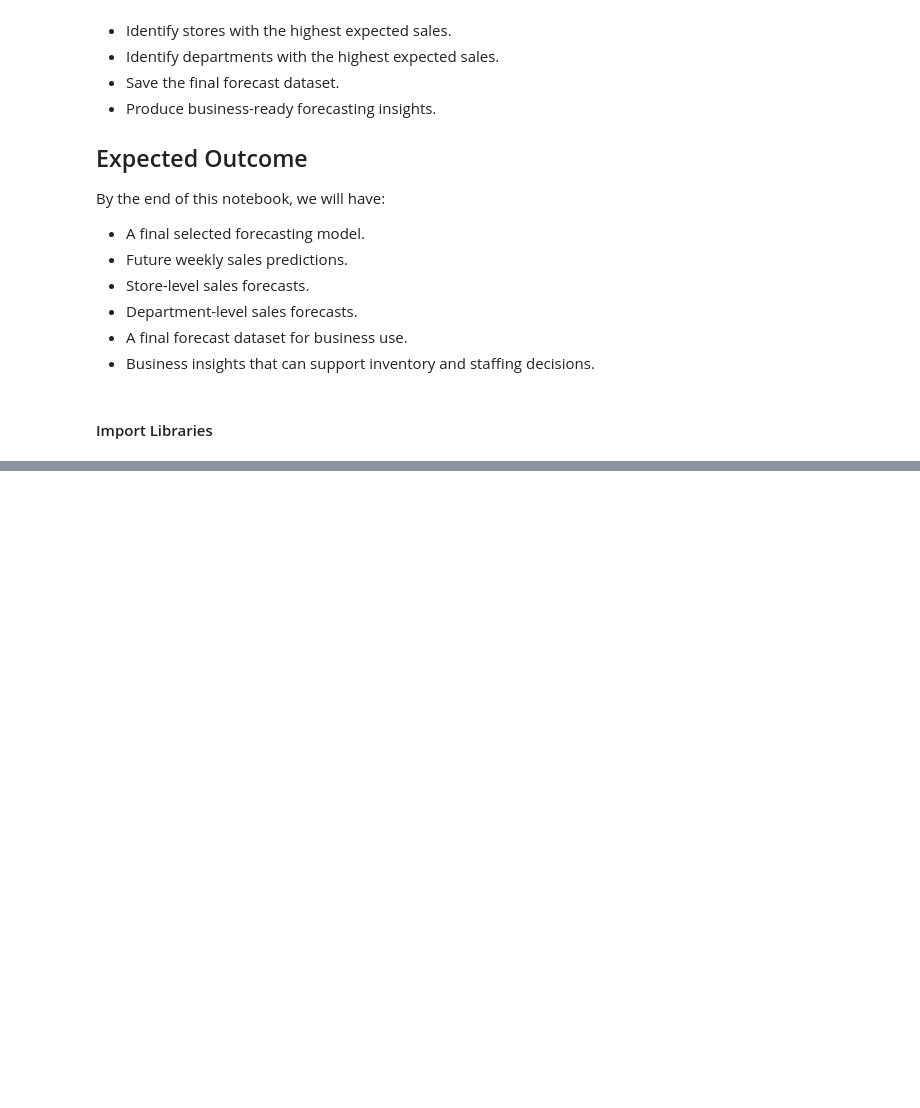
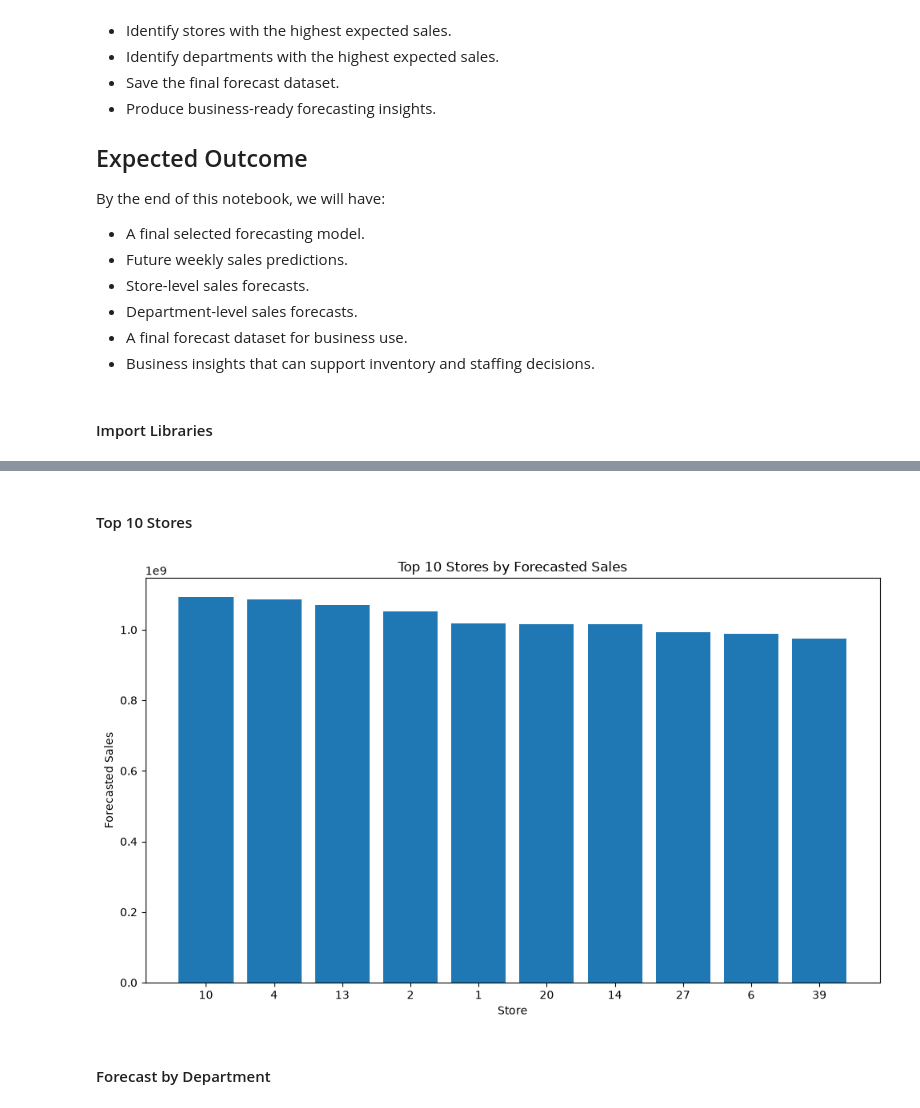
Before and after one commit to sarayeana/Walmart-Sales-Forecasting-Project, a Jupyter notebook: notebooks/10_Final_Forecast.ipynb, the cells around one changed output, grey strips where cells are left out. Cells and saved outputs as stored; diff of their text form; code cells hidden in the pictures; blank space fills up the shorter version.

```diff
--- a/notebooks/10_Final_Forecast.ipynb
+++ b/notebooks/10_Final_Forecast.ipynb
@@ -36,0 +427,18 @@ import os
+# %%
+store_forecast = (
+    final_forecast
+    .groupby("Store")
+    .agg(
+        Forecasted_Sales=(
+            "Forecasted_Weekly_Sales",
+            "sum"
+        )
+    )
+    .reset_index()
+    .sort_values(
+        "Forecasted_Sales",
+        ascending=False
+    )
+)
+
+store_forecast.head(10)
@@ -36,0 +457,26 @@ import os
+# %% [markdown]
+#### Top 10 Stores
+# %%
+top_stores = store_forecast.head(10)
+
+plt.figure(figsize=(10, 6))
+
+plt.bar(
+    top_stores["Store"].astype(str),
+    top_stores["Forecasted_Sales"]
+)
+
+plt.title(
+    "Top 10 Stores by Forecasted Sales"
+)
+
+plt.xlabel("Store")
+plt.ylabel("Forecasted Sales")
+
+plt.tight_layout()
+
+plt.show()
+# %% [output]
+[figure, added]
+# %% [markdown]
+#### Forecast by Department
```
Also changed, not shown: parts of 58 cells of this notebook, 7 other files.
